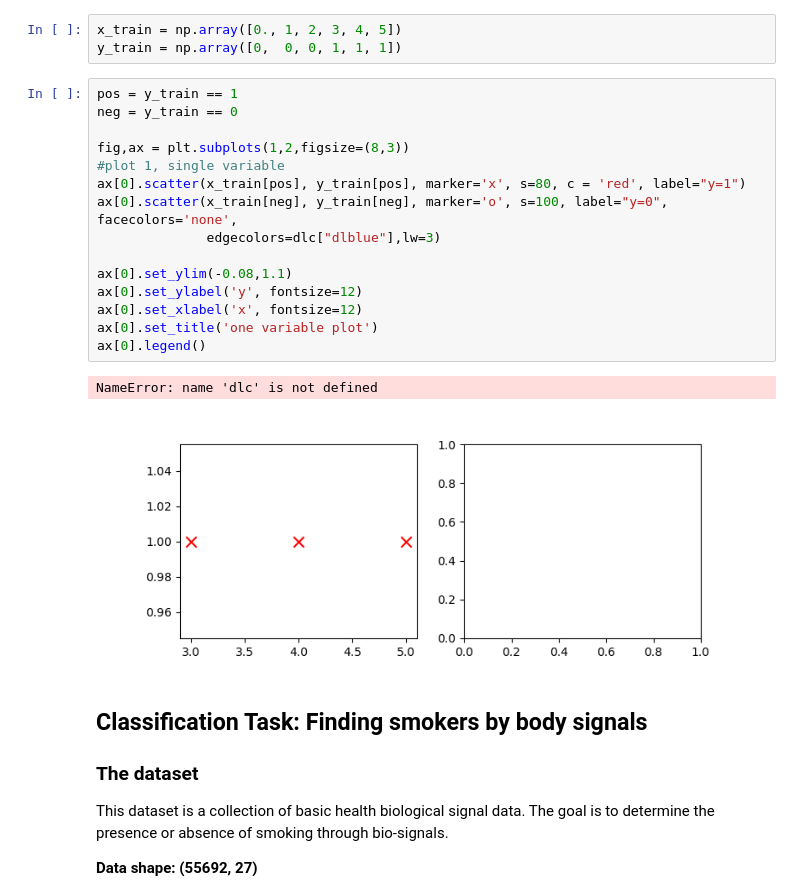
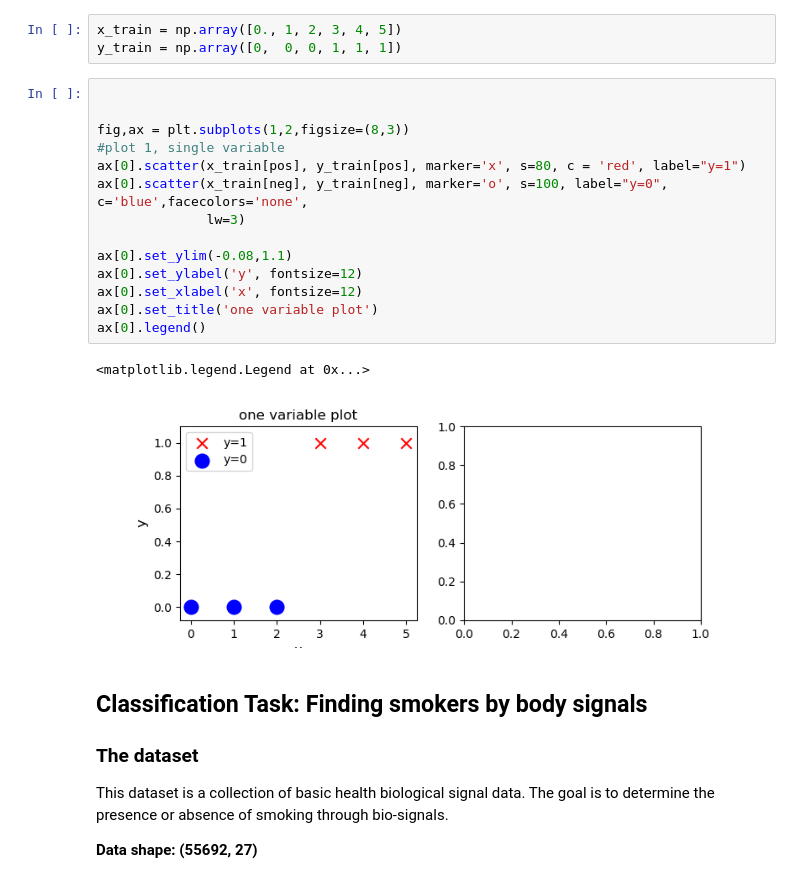
Before and after one commit to MphaWantsToCode/SDG-AI-LAB-COLLABORATIVE-ASSESSMENT-, a Jupyter notebook: Week_3_Final_Assesment_todo.ipynb, the cells around one changed output. Cells and saved outputs as stored; diff of their text form.

```diff
--- a/Week_3_Final_Assesment_todo.ipynb
+++ b/Week_3_Final_Assesment_todo.ipynb
@@ -42,23 +42,22 @@ import numpy as np
 x_train = np.array([0., 1, 2, 3, 4, 5])
 y_train = np.array([0,  0, 0, 1, 1, 1])
 # %%
-pos = y_train == 1
-neg = y_train == 0
+
 
 fig,ax = plt.subplots(1,2,figsize=(8,3))
 #plot 1, single variable
 ax[0].scatter(x_train[pos], y_train[pos], marker='x', s=80, c = 'red', label="y=1")
-ax[0].scatter(x_train[neg], y_train[neg], marker='o', s=100, label="y=0", facecolors='none',
-              edgecolors=dlc["dlblue"],lw=3)
+ax[0].scatter(x_train[neg], y_train[neg], marker='o', s=100, label="y=0", c='blue',facecolors='none',
+              lw=3)
 
 ax[0].set_ylim(-0.08,1.1)
 ax[0].set_ylabel('y', fontsize=12)
 ax[0].set_xlabel('x', fontsize=12)
 ax[0].set_title('one variable plot')
 ax[0].legend()
 # %% [output]
-NameError: name 'dlc' is not defined
+<matplotlib.legend.Legend at 0x...>
-[figure, old version]
+[figure, new version]
 # %% [markdown]
 ## **Classification Task: Finding smokers by body signals**
 
```
